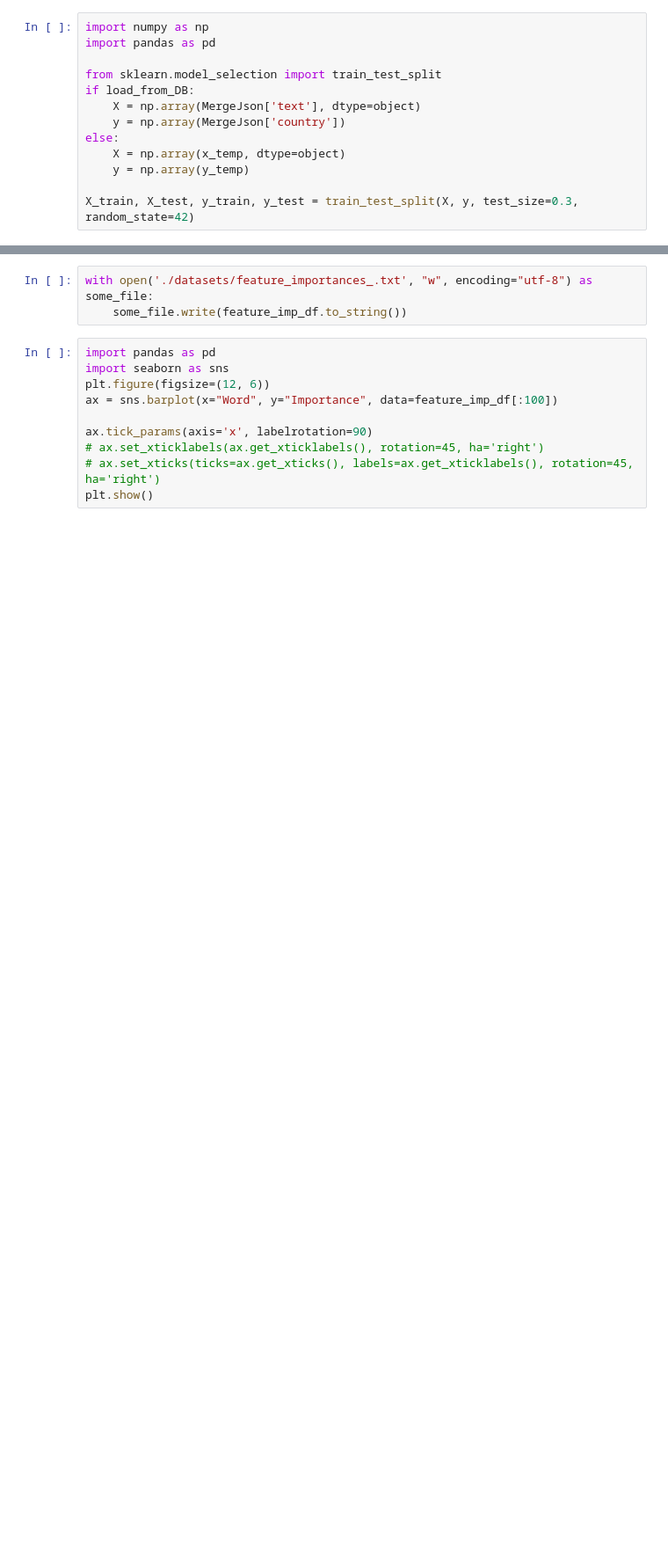
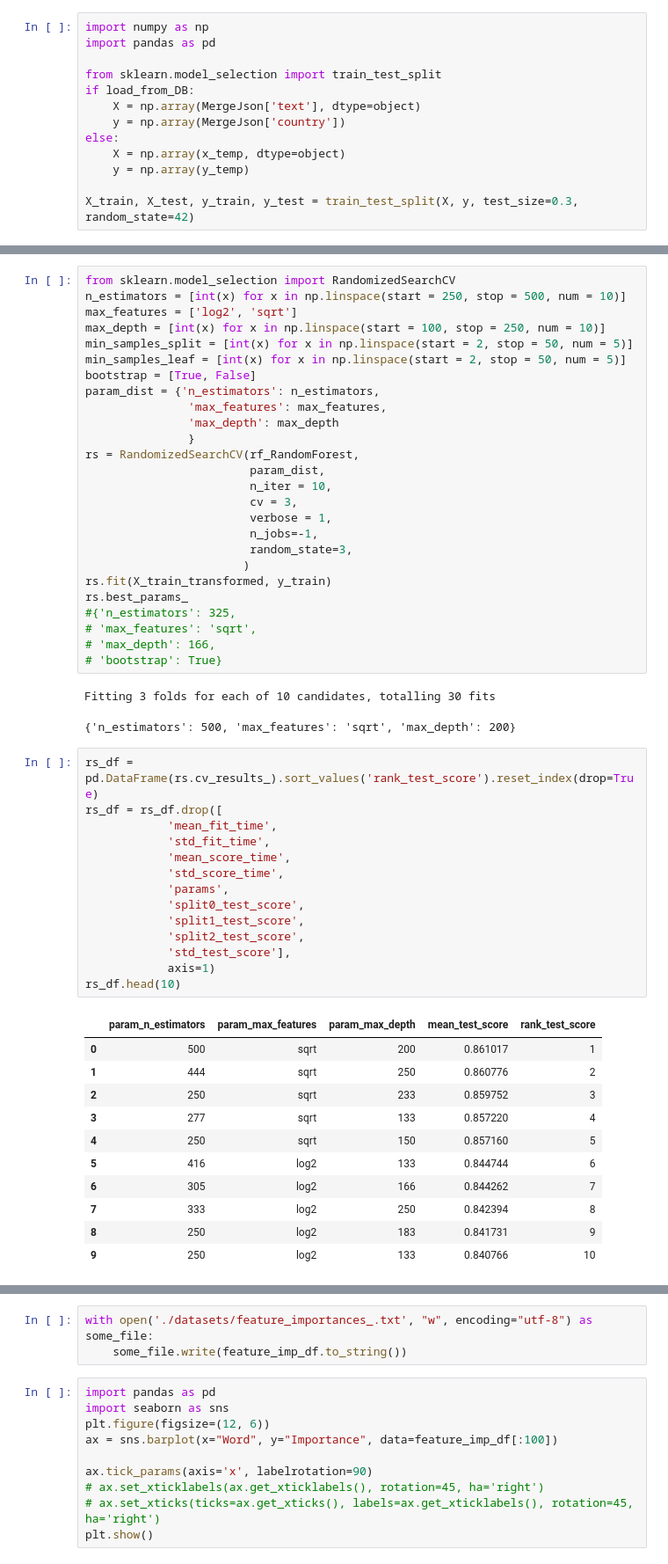
Before and after one commit to QuaesitorScientiae/ML_sandbox, a Jupyter notebook: Countries_DecisionTreeClassifier_ngram_tfidf_v4_022_with_checked_DB.ipynb, the cells around one changed output, grey strips where cells are left out. Shown at 88% size. Drawn from its saved outputs; the diff is of its cells as text; blank space fills up the shorter version.

```diff
--- a/Countries_DecisionTreeClassifier_ngram_tfidf_v4_022_with_checked_DB.ipynb
+++ b/Countries_DecisionTreeClassifier_ngram_tfidf_v4_022_with_checked_DB.ipynb
@@ -453,0 +371,55 @@ print(rf_RandomForest.oob_score_)
+# %%
+from sklearn.model_selection import RandomizedSearchCV
+n_estimators = [int(x) for x in np.linspace(start = 250, stop = 500, num = 10)]
+max_features = ['log2', 'sqrt']
+max_depth = [int(x) for x in np.linspace(start = 100, stop = 250, num = 10)]
+min_samples_split = [int(x) for x in np.linspace(start = 2, stop = 50, num = 5)]
+min_samples_leaf = [int(x) for x in np.linspace(start = 2, stop = 50, num = 5)]
+bootstrap = [True, False]
+param_dist = {'n_estimators': n_estimators,
+               'max_features': max_features,
+               'max_depth': max_depth
+               }
+rs = RandomizedSearchCV(rf_RandomForest,
+                        param_dist,
+                        n_iter = 10,
+                        cv = 3,
+                        verbose = 1,
+                        n_jobs=-1,
+                        random_state=3,
+                       )
+rs.fit(X_train_transformed, y_train)
+rs.best_params_
+#{'n_estimators': 325,
+# 'max_features': 'sqrt',
+# 'max_depth': 166,
+# 'bootstrap': True}
+# %% [output]
+Fitting 3 folds for each of 10 candidates, totalling 30 fits
+{'n_estimators': 500, 'max_features': 'sqrt', 'max_depth': 200}
+# %%
+rs_df = pd.DataFrame(rs.cv_results_).sort_values('rank_test_score').reset_index(drop=True)
+rs_df = rs_df.drop([
+            'mean_fit_time',
+            'std_fit_time',
+            'mean_score_time',
+            'std_score_time',
+            'params',
+            'split0_test_score',
+            'split1_test_score',
+            'split2_test_score',
+            'std_test_score'],
+            axis=1)
+rs_df.head(10)
+# %% [output]
+|  | param_n_estimators | param_max_features | param_max_depth | mean_test_score | rank_test_score |
+| 0 | 500 | sqrt | 200 | 0.861017 | 1 |
+| 1 | 444 | sqrt | 250 | 0.860776 | 2 |
+| 2 | 250 | sqrt | 233 | 0.859752 | 3 |
+| 3 | 277 | sqrt | 133 | 0.857220 | 4 |
+| 4 | 250 | sqrt | 150 | 0.857160 | 5 |
+| 5 | 416 | log2 | 133 | 0.844744 | 6 |
+| 6 | 305 | log2 | 166 | 0.844262 | 7 |
+| 7 | 333 | log2 | 250 | 0.842394 | 8 |
+| 8 | 250 | log2 | 183 | 0.841731 | 9 |
+| 9 | 250 | log2 | 133 | 0.840766 | 10 |
```
Also changed, not shown: parts of 25 cells of this notebook, 23 other files.
